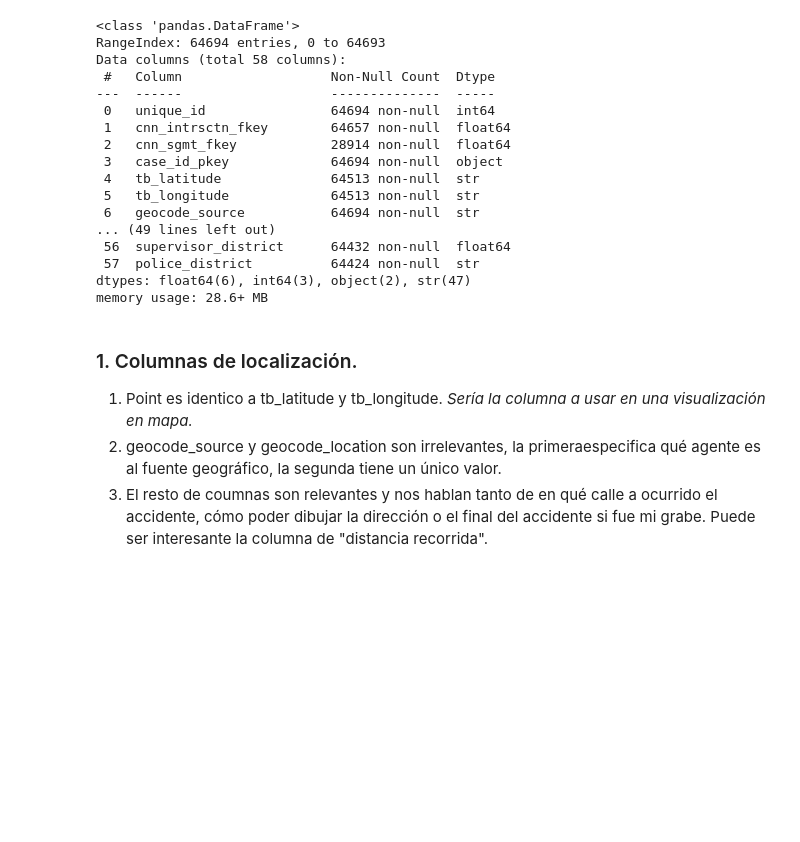
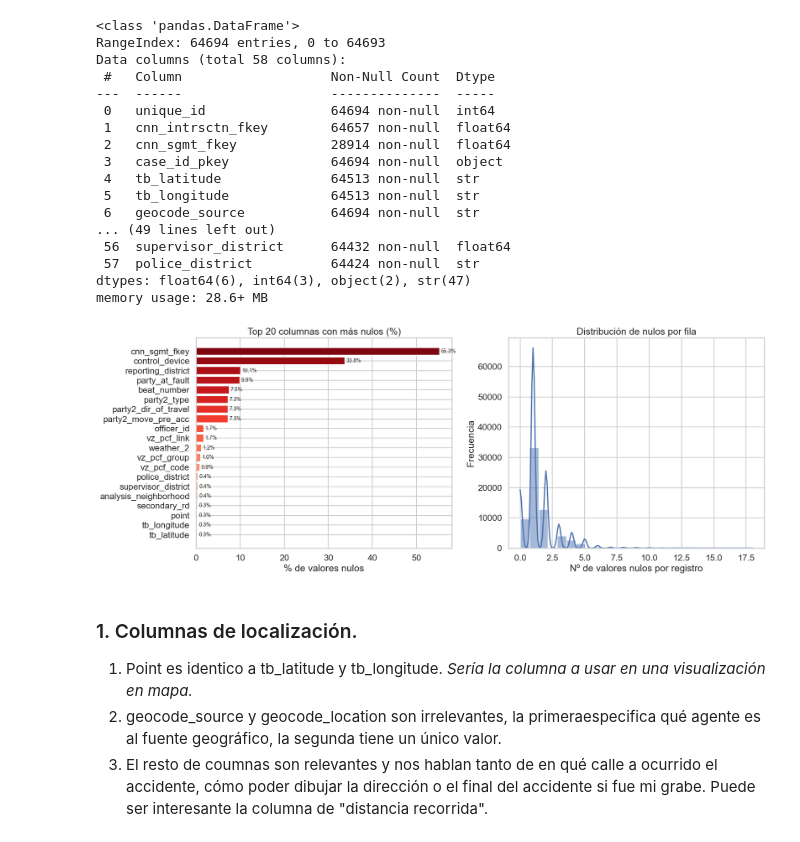
Before and after one commit to franpelirrojo/proyecto-carreteras-sf-fantastic-four, a Jupyter notebook: accidentes_injury/eda_injured.ipynb, the cells around one changed output. Drawn from its saved outputs; the diff is of its cells as text; code cells hidden in the pictures; blank space fills up the shorter version.

```diff
--- a/accidentes_injury/eda_injured.ipynb
+++ b/accidentes_injury/eda_injured.ipynb
@@ -22,6 +24,45 @@ Data columns (total 58 columns):
  57  police_district          64424 non-null  str
 dtypes: float64(6), int64(3), object(2), str(47)
 memory usage: 28.6+ MB
+# %%
+sns.set_theme(style="whitegrid", context="talk")
+null_pct = (
+    df_injured.isna()
+    .mean()
+    .mul(100)
+    .sort_values(ascending=False)
+)
+null_pct = null_pct[null_pct > 0].head(20)
+
+row_nulls = df_injured.isna().sum(axis=1)
+
+fig, axes = plt.subplots(1, 2, figsize=(18, 7))
+
+colors = sns.color_palette("Reds_r", n_colors=len(null_pct))
+axes[0].barh(null_pct.index, null_pct.values, color=colors)
+axes[0].invert_yaxis()
+axes[0].set_title("Top 20 columnas con más nulos (%)")
+axes[0].set_xlabel("% de valores nulos")
+axes[0].set_ylabel("")
+
+for i, v in enumerate(null_pct.values):
+    axes[0].text(v + 0.3, i, f"{v:.1f}%", va="center", fontsize=10)
+
+sns.histplot(
+    row_nulls,
+    bins=25,
+    kde=True,
+    color="#4C72B0",
+    ax=axes[1],
+)
+axes[1].set_title("Distribución de nulos por fila")
+axes[1].set_xlabel("Nº de valores nulos por registro")
+axes[1].set_ylabel("Frecuencia")
+
+plt.tight_layout()
+plt.show()
+# %% [output]
+[figure, added]
 # %% [markdown]
 ### 1. Columnas de localización.
 1. Point es identico a tb_latitude y tb_longitude. *Sería la columna a usar en una visualización en mapa.*
```
Also changed, not shown: parts of 3 cells of this notebook.
